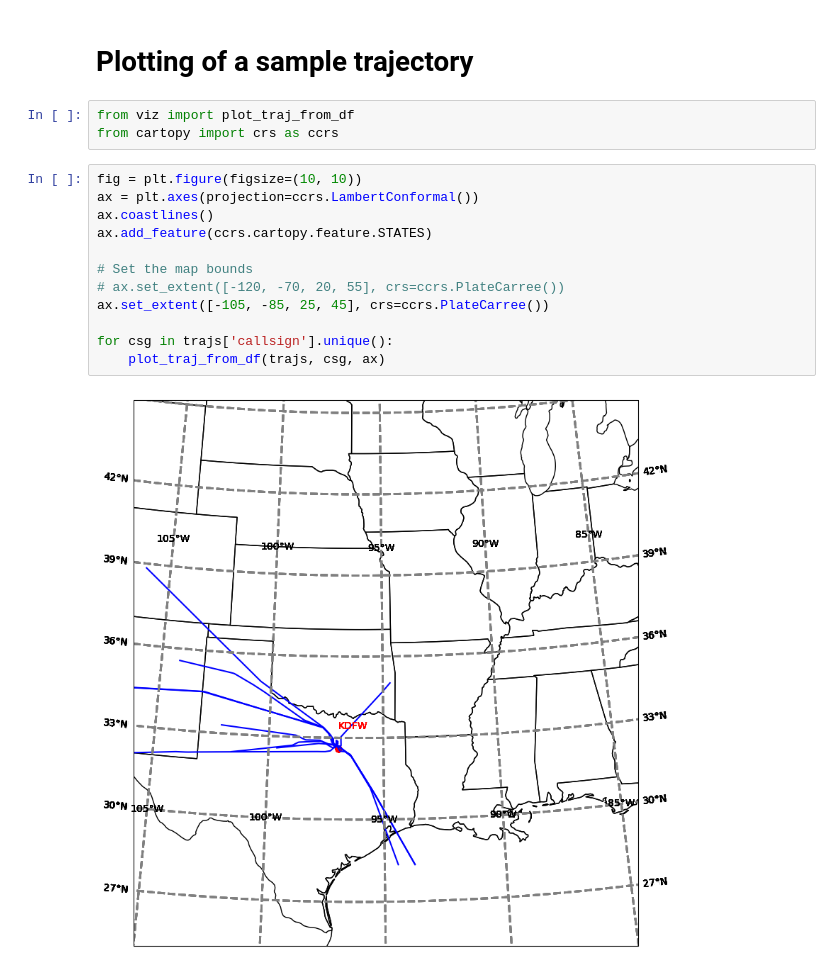
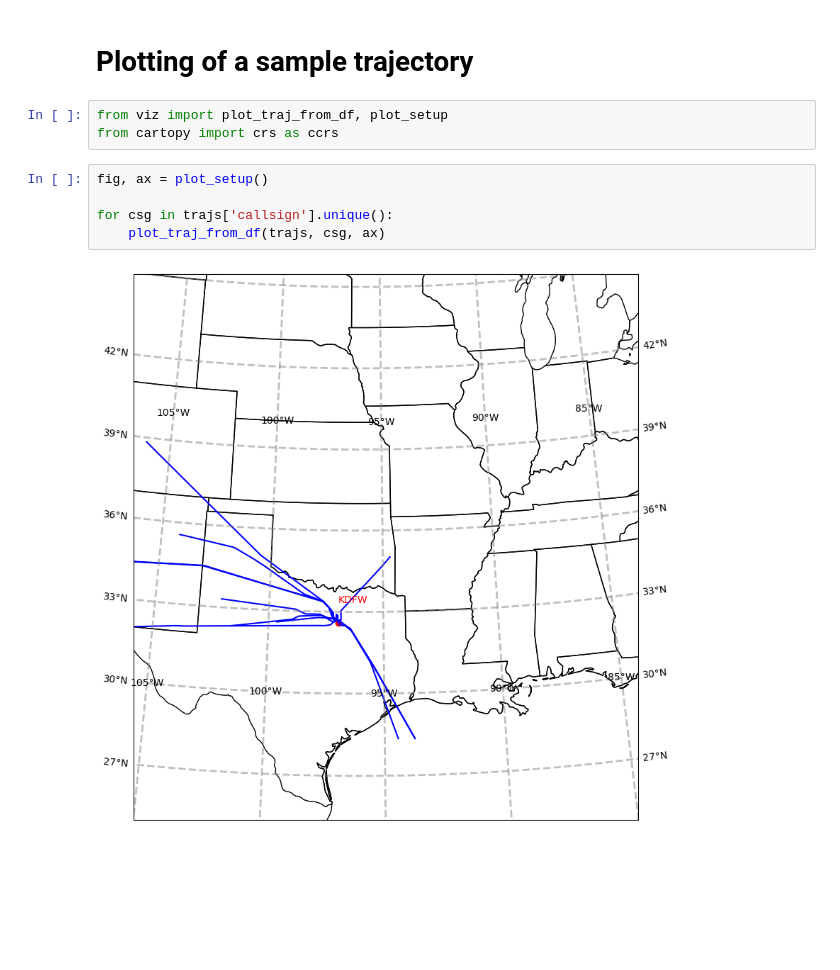
Before and after one commit to thinhhoang95/wxmds, a Jupyter notebook: traj/_preprocess_trajectories.ipynb, the cells around one changed output. Saved outputs shown, nothing was run; the diff lists cells and outputs as text; blank space fills up the shorter version.

```diff
--- a/traj/_preprocess_trajectories.ipynb
+++ b/traj/_preprocess_trajectories.ipynb
@@ -86,19 +86,12 @@ There are 18 callsigns that haven't landed and was dropped
 # %% [markdown]
 # Plotting of a sample trajectory
 # %%
-from viz import plot_traj_from_df
+from viz import plot_traj_from_df, plot_setup
 from cartopy import crs as ccrs
-# %%
-fig = plt.figure(figsize=(10, 10))
-ax = plt.axes(projection=ccrs.LambertConformal())
-ax.coastlines()
-ax.add_feature(ccrs.cartopy.feature.STATES)
-
-# Set the map bounds
-# ax.set_extent([-120, -70, 20, 55], crs=ccrs.PlateCarree())
-ax.set_extent([-105, -85, 25, 45], crs=ccrs.PlateCarree())
-
-for csg in trajs['callsign'].unique():
-    plot_traj_from_df(trajs, csg, ax)
-# %% [output]
-[figure, removed]
+# %%
+fig, ax = plot_setup()
+
+for csg in trajs['callsign'].unique():
+    plot_traj_from_df(trajs, csg, ax)
+# %% [output]
+[figure, added]
```
